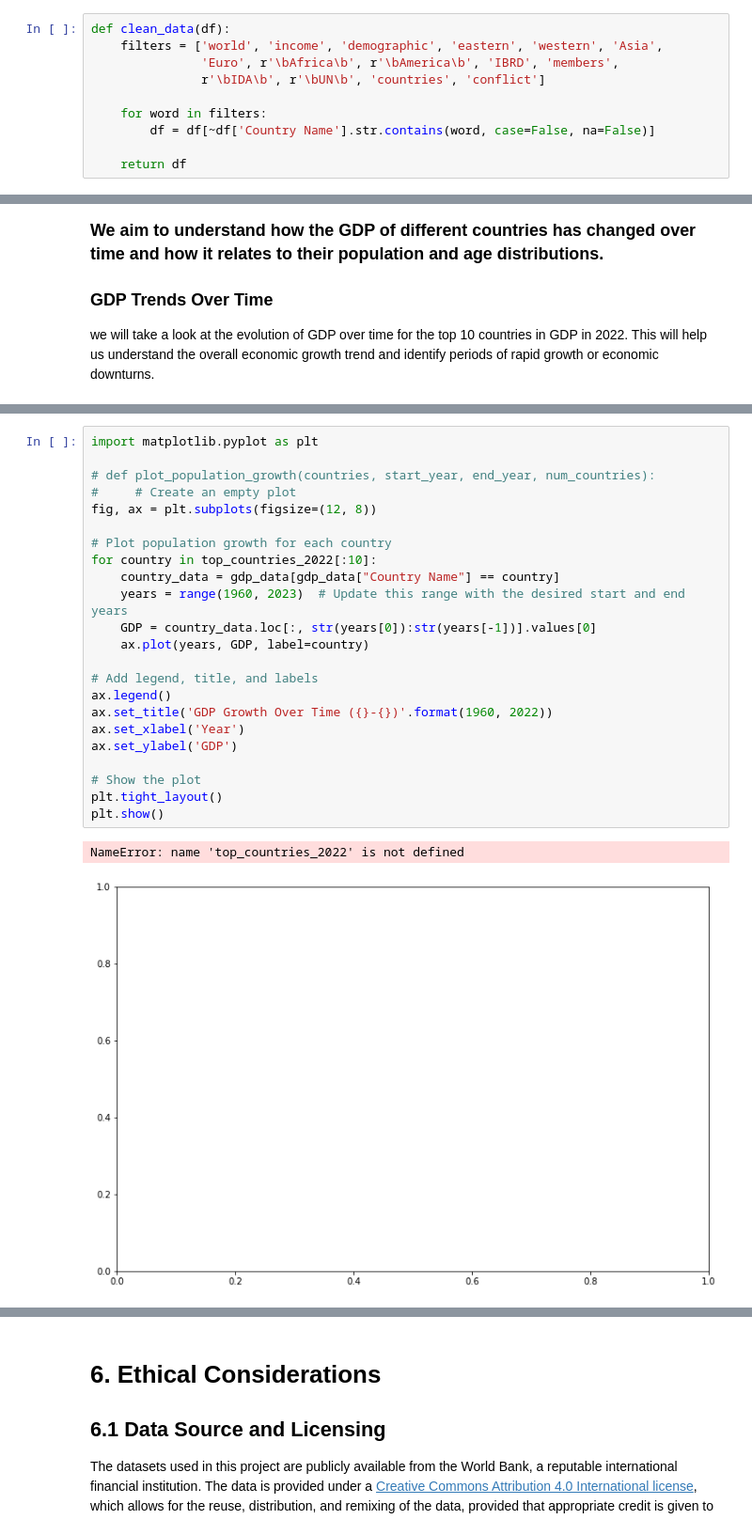
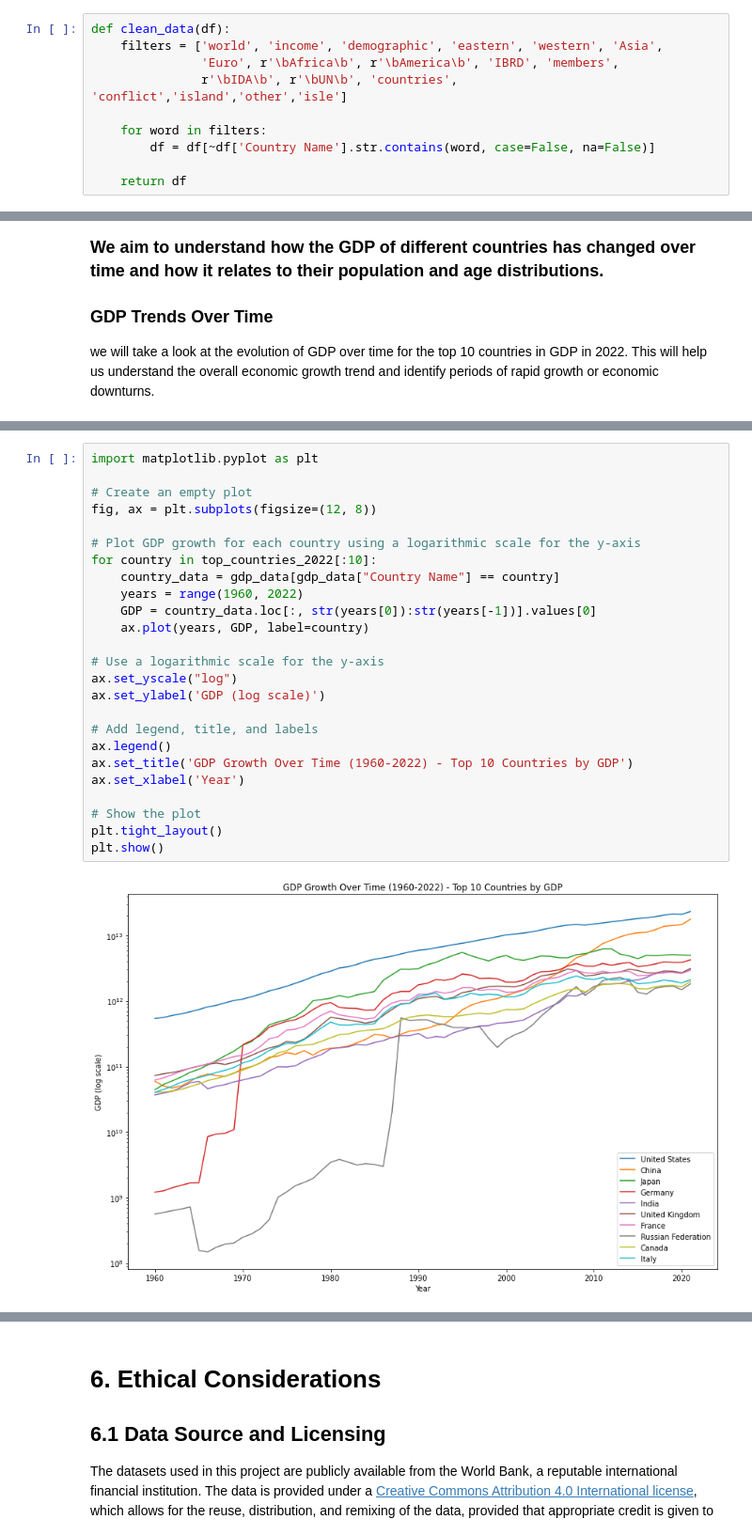
Before and after one commit to yassinnawar/GlobalPopulationAnalysis, a Jupyter notebook: GlobalPopulationDynamics.ipynb, the cells around one changed output, grey strips where cells are left out. Shown at 94% size. Cells and saved outputs as stored; diff of their text form.

```diff
--- a/GlobalPopulationDynamics.ipynb
+++ b/GlobalPopulationDynamics.ipynb
@@ -342,7 +342,7 @@ def plot_population_growth(countries, start_year, end_year, num_countries):
 def clean_data(df):
     filters = ['world', 'income', 'demographic', 'eastern', 'western', 'Asia',
                'Euro', r'\bAfrica\b', r'\bAmerica\b', 'IBRD', 'members',
-               r'\bIDA\b', r'\bUN\b', 'countries', 'conflict']
+               r'\bIDA\b', r'\bUN\b', 'countries', 'conflict','island','other','isle']
 
     for word in filters:
         df = df[~df['Country Name'].str.contains(word, case=False, na=False)]
@@ -999,26 +991,27 @@ Name: Country Name, dtype: object
 # %%
 import matplotlib.pyplot as plt
 
-# def plot_population_growth(countries, start_year, end_year, num_countries):
-#     # Create an empty plot
+# Create an empty plot
 fig, ax = plt.subplots(figsize=(12, 8))
 
-# Plot population growth for each country
+# Plot GDP growth for each country using a logarithmic scale for the y-axis
 for country in top_countries_2022[:10]:
     country_data = gdp_data[gdp_data["Country Name"] == country]
-    years = range(1960, 2023)  # Update this range with the desired start and end years
+    years = range(1960, 2022)
     GDP = country_data.loc[:, str(years[0]):str(years[-1])].values[0]
     ax.plot(years, GDP, label=country)
 
+# Use a logarithmic scale for the y-axis
+ax.set_yscale("log")
+ax.set_ylabel('GDP (log scale)')
+
 # Add legend, title, and labels
 ax.legend()
-ax.set_title('GDP Growth Over Time ({}-{})'.format(1960, 2022))
+ax.set_title('GDP Growth Over Time (1960-2022) - Top 10 Countries by GDP')
 ax.set_xlabel('Year')
-ax.set_ylabel('GDP')
 
 # Show the plot
 plt.tight_layout()
 plt.show()
 # %% [output]
-NameError: name 'top_countries_2022' is not defined
-[figure, old version]
+[figure, new version]
```
Also changed, not shown: parts of 23 cells of this notebook.
